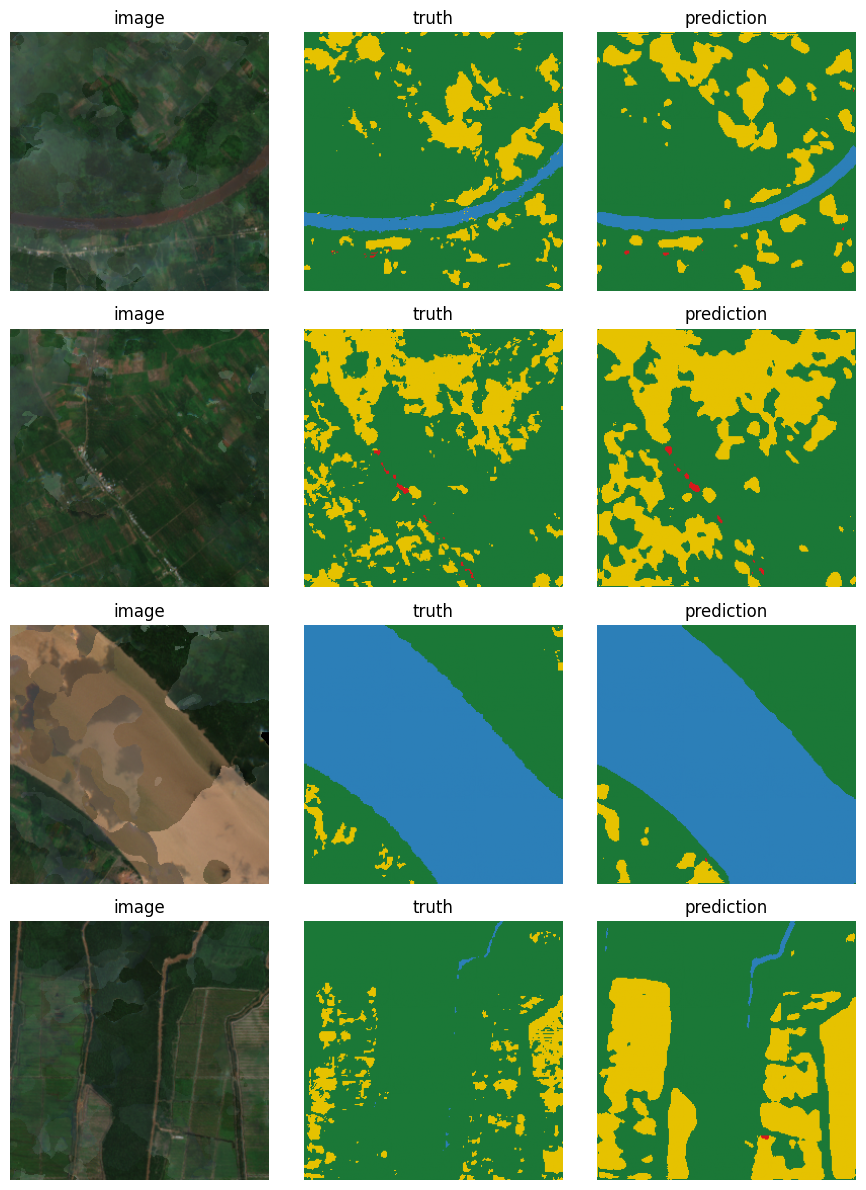
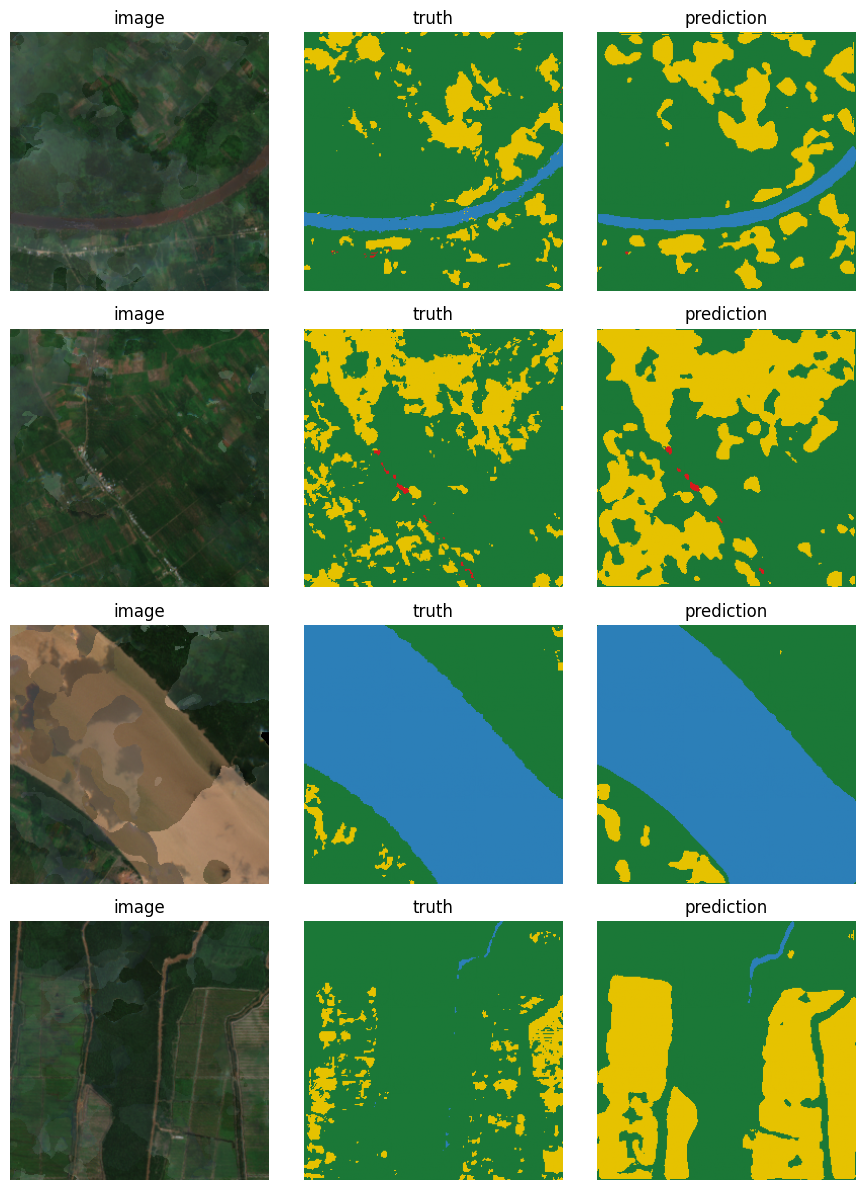
Code edit (unified diff) that turned the first committed figure into the second:
--- before
+++ after
@@ -14,3 +14,3 @@
         for ax in axes[row]:
             ax.axis("off")
-plt.tight_layout(); plt.savefig("predictions.png", dpi=130, bbox_inches="tight"); plt.show()
+plt.tight_layout(); plt.show()

Commit: Update notebook 5, 05_train